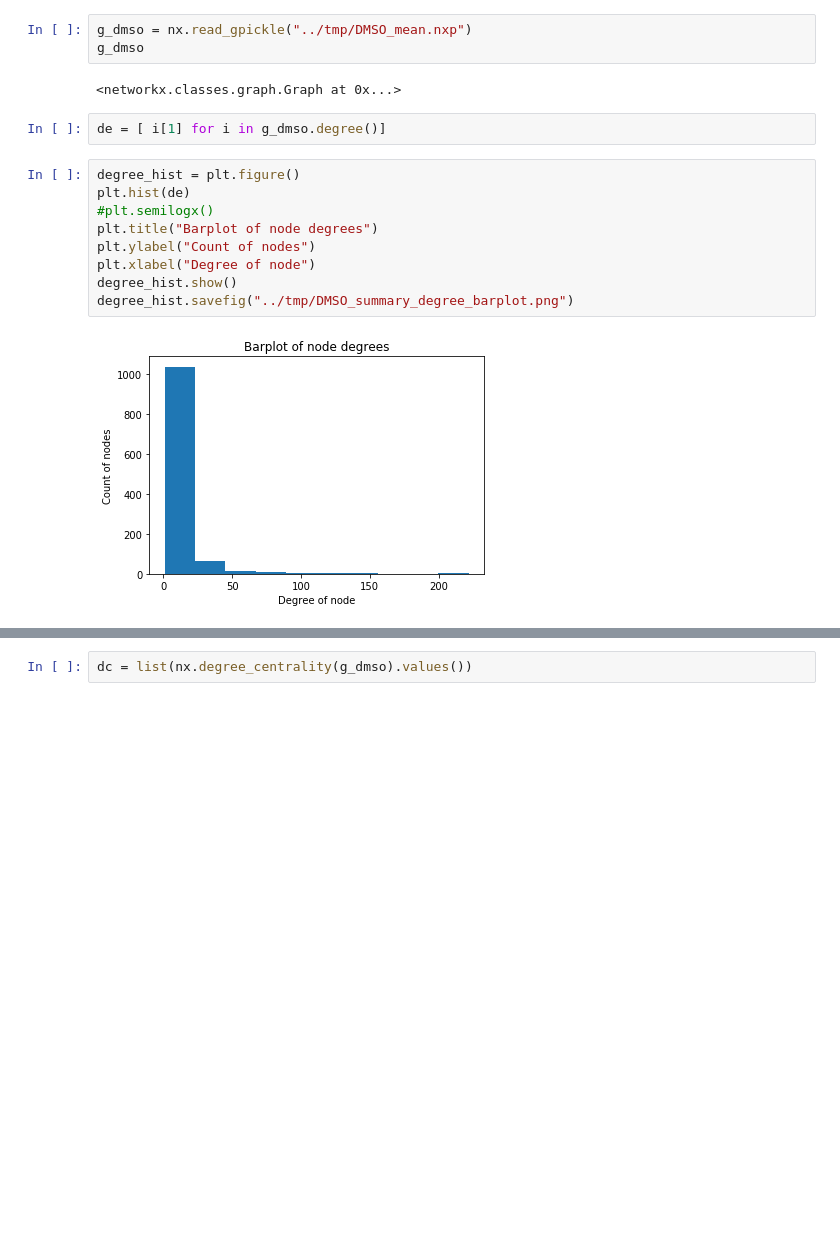
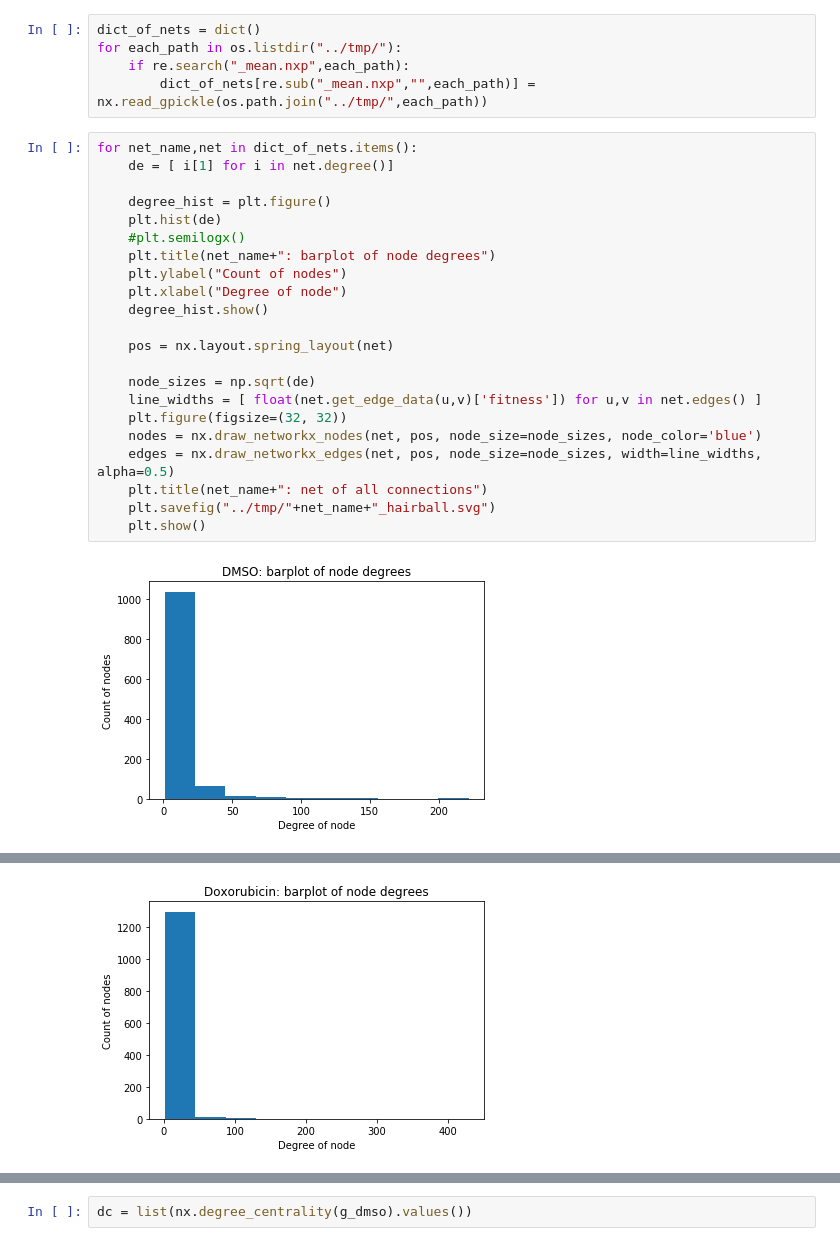
Before and after one commit to elifesciences-publications/PPiSeq, a Jupyter notebook: scripts/analyzing_network_properties.ipynb, the cells around one changed output, grey strips where cells are left out. Saved outputs shown, nothing was run; the diff lists cells and outputs as text; blank space fills up the shorter version.

```diff
--- a/scripts/analyzing_network_properties.ipynb
+++ b/scripts/analyzing_network_properties.ipynb
@@ -6,18 +8,29 @@ import matplotlib.axes as axs
-# %%
-g_dmso = nx.read_gpickle("../tmp/DMSO_mean.nxp")
-g_dmso
-# %% [output]
-<networkx.classes.graph.Graph at 0x...>
-# %%
-de = [ i[1] for i in g_dmso.degree()]
-# %%
-degree_hist = plt.figure()
-plt.hist(de)
-#plt.semilogx()
-plt.title("Barplot of node degrees")
-plt.ylabel("Count of nodes")
-plt.xlabel("Degree of node")
-degree_hist.show()
-degree_hist.savefig("../tmp/DMSO_summary_degree_barplot.png")
-# %% [output]
-[figure, removed]
+# %%
+dict_of_nets = dict()
+for each_path in os.listdir("../tmp/"):
+    if re.search("_mean.nxp",each_path):
+        dict_of_nets[re.sub("_mean.nxp","",each_path)] = nx.read_gpickle(os.path.join("../tmp/",each_path))
+# %%
+for net_name,net in dict_of_nets.items():
+    de = [ i[1] for i in net.degree()]
+
+    degree_hist = plt.figure()
+    plt.hist(de)
+    #plt.semilogx()
+    plt.title(net_name+": barplot of node degrees")
+    plt.ylabel("Count of nodes")
+    plt.xlabel("Degree of node")
+    degree_hist.show()
+
+    pos = nx.layout.spring_layout(net)
+
+    node_sizes = np.sqrt(de)
+    line_widths = [ float(net.get_edge_data(u,v)['fitness']) for u,v in net.edges() ]
+    plt.figure(figsize=(32, 32))
+    nodes = nx.draw_networkx_nodes(net, pos, node_size=node_sizes, node_color='blue')
+    edges = nx.draw_networkx_edges(net, pos, node_size=node_sizes, width=line_widths, alpha=0.5)
+    plt.title(net_name+": net of all connections")
+    plt.savefig("../tmp/"+net_name+"_hairball.svg")
+    plt.show()
+# %% [output]
+[figure, added]
@@ -23,0 +38 @@ degree_hist.savefig("../tmp/DMSO_summary_degree_barplot.png")
+[figure, added]
```
Also changed, not shown: parts of 5 cells of this notebook, 3 other files.
